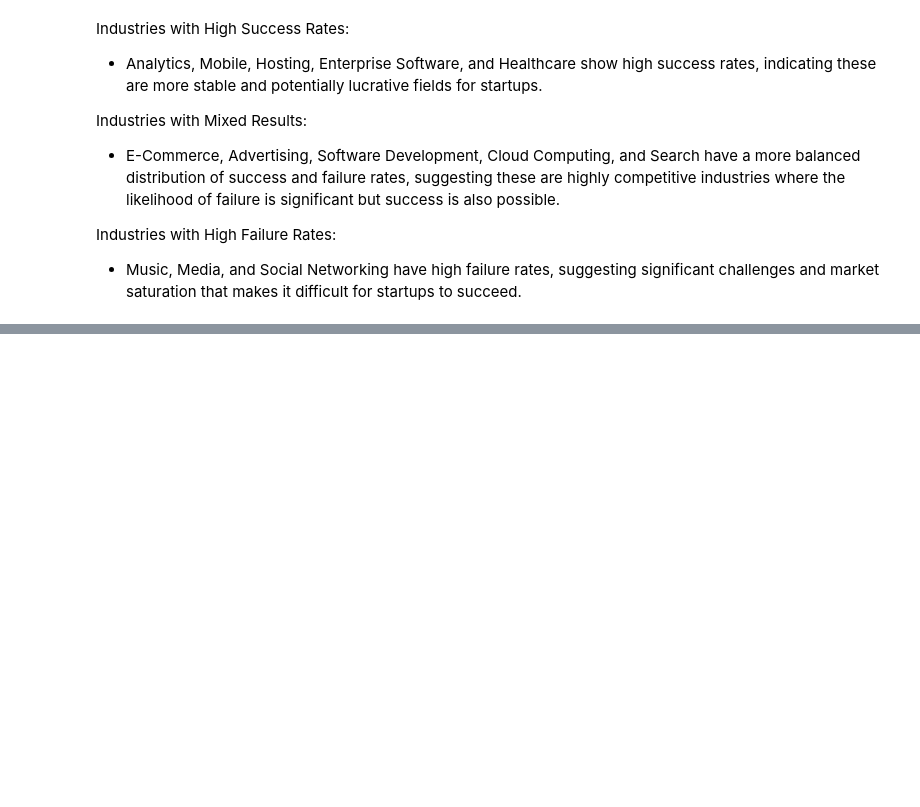
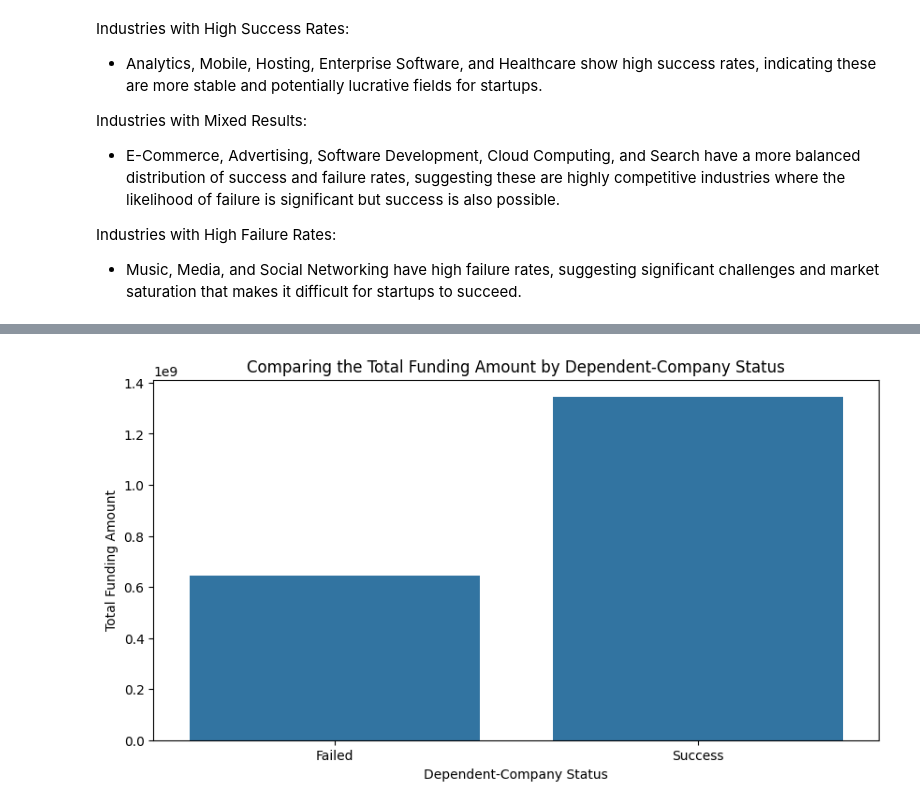
Before and after one commit to Nochsiv/DataScience_TUX, a Jupyter notebook: EDA startup_success_analysis.ipynb, the cells around one changed output, grey strips where cells are left out. Drawn from its saved outputs; the diff is of its cells as text; code cells hidden in the pictures; blank space fills up the shorter version.

```diff
--- a/EDA startup_success_analysis.ipynb
+++ b/EDA startup_success_analysis.ipynb
@@ -371,0 +435,12 @@ Industries with High Failure Rates:
+# %%
+
+plt.figure(figsize=(10, 5))
+new_data = df.groupby('Dependent-Company Status')['Last Funding Amount'].sum().reset_index()
+sns.barplot(data=new_data, y='Last Funding Amount', x='Dependent-Company Status')
+plt.title("Comparing the Total Funding Amount by Dependent-Company Status")
+plt.xlabel("Dependent-Company Status")
+plt.ylabel("Total Funding Amount")
+plt.show()
+#le9 = 1×10^9 = 1000 million
+# %% [output]
+[figure, added]
```
Also changed, not shown: parts of 19 cells of this notebook.
